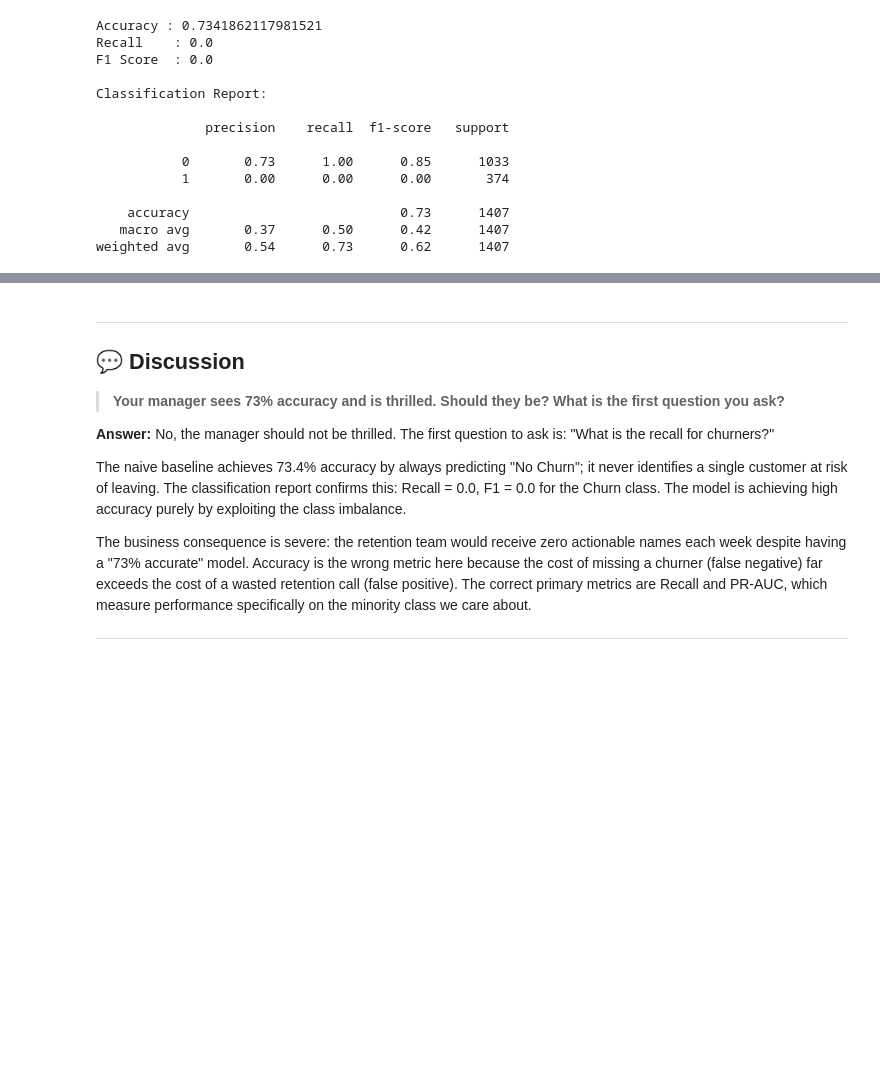
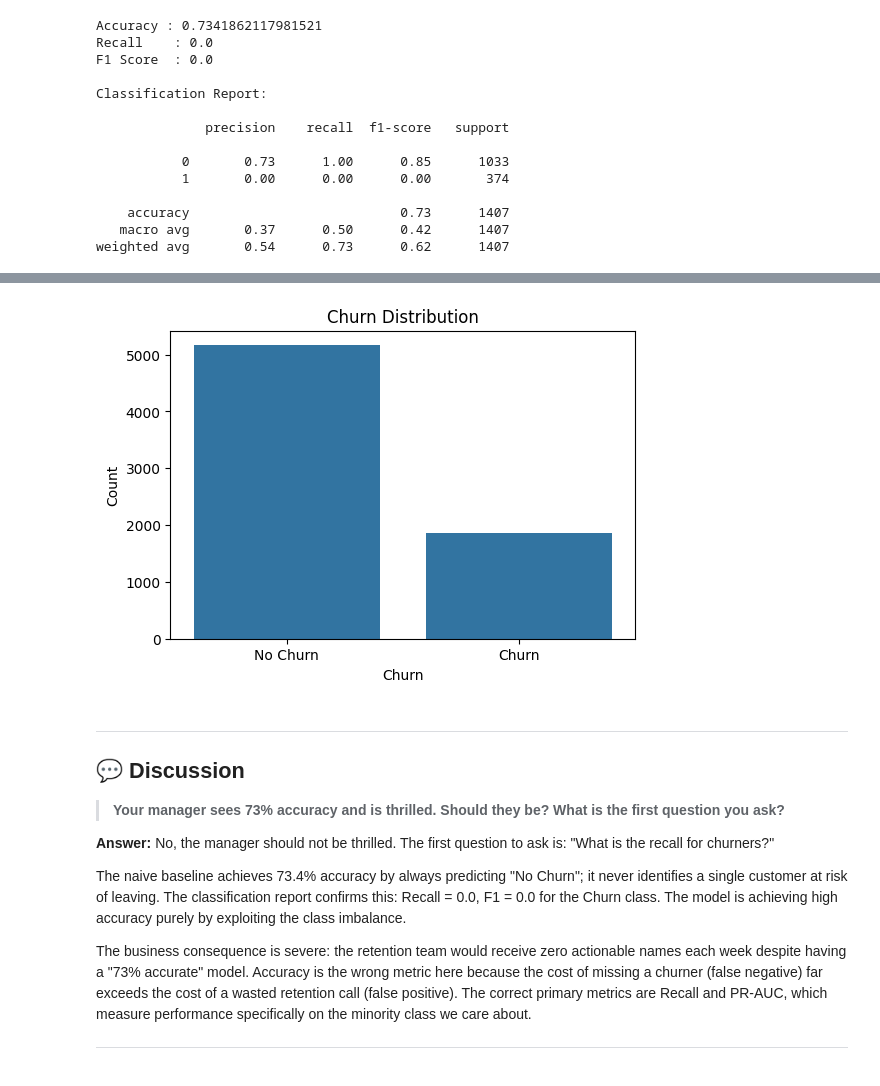
Before and after one commit to pankajmehta07/FuseMachines-AI-MicroDegree-2026, a Jupyter notebook: Week4/W4_Linear_Models_Assignment.ipynb, the cells around one changed output, grey strips where cells are left out. Cells and saved outputs as stored; diff of their text form; code cells hidden in the pictures; blank space fills up the shorter version.

```diff
--- a/Week4/W4_Linear_Models_Assignment.ipynb
+++ b/Week4/W4_Linear_Models_Assignment.ipynb
@@ -447,8 +447,21 @@ weighted avg       0.54      0.73      0.62      1407
 # %%
 # your code here
 
-print(df["Churn"].value_counts())
-print(df["Churn"].value_counts(normalize=True))
+print(df["Churn"].value_counts(), end="\n\n")
+print(df["Churn"].value_counts(normalize=True), end="\n\n")
+
+counts = df["Churn"].value_counts().sort_index()
+
+fig = plt.figure(figsize=(6,4))
+
+ax = sns.barplot(x=counts.index,y=counts.values)
+
+ax.set_xticks([0, 1])
+ax.set_xticklabels(["No Churn", "Churn"])
+plt.xlabel("Churn")
+plt.ylabel("Count")
+plt.title("Churn Distribution")
+plt.show()
 # %% [output]
 Churn
 0    5163
@@ -457,7 +471,8 @@ Name: count, dtype: int64
 Churn
 0    0.734215
 1    0.265785
 Name: proportion, dtype: float64
+[figure, added]
 # %% [markdown]
 ---
 
```
Also changed, not shown: parts of 9 cells of this notebook, 1 other file.
